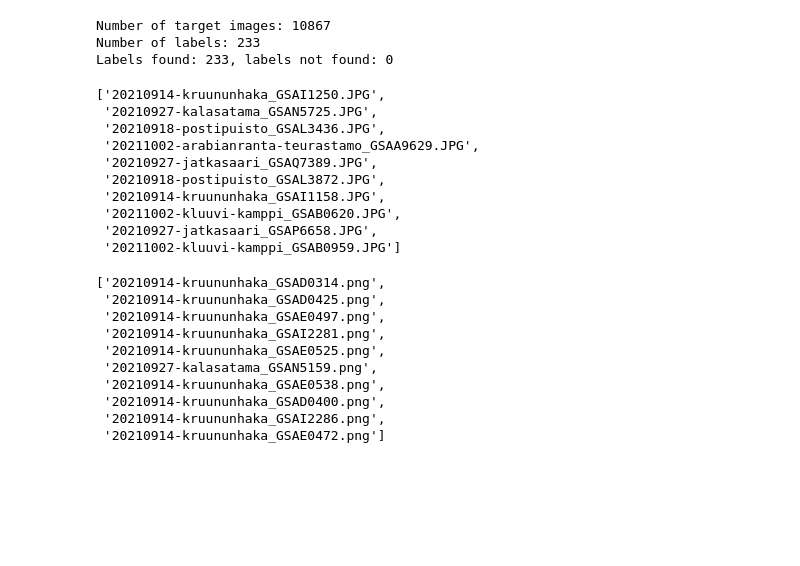
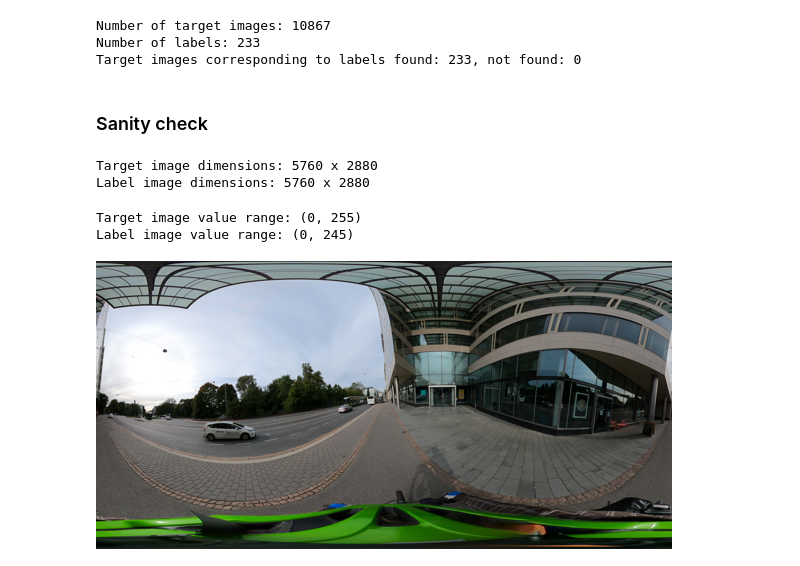
Before and after one commit to ForumViriumHelsinki/forum-virium-street-vision, a Jupyter notebook: train.ipynb, the cells around one changed output. Saved outputs shown, nothing was run; the diff lists cells and outputs as text; code cells hidden in the pictures; blank space fills up the shorter version.

```diff
--- a/train.ipynb
+++ b/train.ipynb
@@ -15,48 +16,49 @@ working_directory = os.getcwd()
 target_directory = f'{working_directory}/data_360/images/'
 label_directory = f'{working_directory}/labels/SegmentationClass'
 
-target_filenames = os.listdir(target_directory)
+target_filenames_for_check = os.listdir(target_directory)
 label_filenames = os.listdir(label_directory)
 
+n_targets = len(target_filenames_for_check)
+n_labels = len(label_filenames)
 
 labels_found = 0
 labels_not_found = 0
 for label_filename in label_filenames:
-    if label_filename.replace('.png', '.JPG') in target_filenames:
+    if label_filename.replace('.png', '.JPG') in target_filenames_for_check:
         labels_found += 1
     else:
         labels_not_found += 1
 
-print(f'Number of target images: {len(target_filenames)}')
-print(f'Number of labels: {len(label_filenames)}')
-print(f'Labels found: {labels_found}, labels not found: {labels_not_found}')
+print(f'Number of target images: {n_targets}')
+print(f'Number of labels: {n_labels}')
+print(f'Target images corresponding to labels found: {labels_found}, not found: {labels_not_found}')
+
+target_filepaths = [ f'{target_directory}/{label_filename.replace(".png", ".JPG")}' for label_filename in label_filenames]
+label_filepaths = [ f'{label_directory}/{label_filename}' for label_filename in label_filenames]
 # %% [output]
 Number of target images: 10867
 Number of labels: 233
-Labels found: 233, labels not found: 0
+Target images corresponding to labels found: 233, not found: 0
-# %%
-target_filenames[0:10]
-# %% [output]
-['20210914-kruununhaka_GSAI1250.JPG',
- '20210927-kalasatama_GSAN5725.JPG',
- '20210918-postipuisto_GSAL3436.JPG',
- '20211002-arabianranta-teurastamo_GSAA9629.JPG',
- '20210927-jatkasaari_GSAQ7389.JPG',
- '20210918-postipuisto_GSAL3872.JPG',
- '20210914-kruununhaka_GSAI1158.JPG',
- '20211002-kluuvi-kamppi_GSAB0620.JPG',
- '20210927-jatkasaari_GSAP6658.JPG',
- '20211002-kluuvi-kamppi_GSAB0959.JPG']
+# %% [markdown]
+### Sanity check
+# %%
+test_target_image = Image.open(target_filepaths[3])
+test_label_image = Image.open(label_filepaths[3])
+print(f'Target image dimensions: {test_target_image.size[0]} x {test_target_image.size[1]}')
+print(f'Label image dimensions: {test_label_image.size[0]} x {test_label_image.size[1]}')
+# %% [output]
+Target image dimensions: 5760 x 2880
+Label image dimensions: 5760 x 2880
 # %%
-label_filenames[0:10]
+test_target_numpy = np.asarray(test_target_image)
+test_label_numpy = np.asarray(test_label_image)
+print(f'Target image value range: ({test_target_numpy.min()}, {test_target_numpy.max()})')
+print(f'Label image value range: ({test_label_numpy.min()}, {test_label_numpy.max()})')
 # %% [output]
-['20210914-kruununhaka_GSAD0314.png',
- '20210914-kruununhaka_GSAD0425.png',
- '20210914-kruununhaka_GSAE0497.png',
- '20210914-kruununhaka_GSAI2281.png',
- '20210914-kruununhaka_GSAE0525.png',
- '20210927-kalasatama_GSAN5159.png',
- '20210914-kruununhaka_GSAE0538.png',
- '20210914-kruununhaka_GSAD0400.png',
- '20210914-kruununhaka_GSAI2286.png',
- '20210914-kruununhaka_GSAE0472.png']
+Target image value range: (0, 255)
+Label image value range: (0, 245)
+# %%
+test_target_image.resize((576, 288))
+# %% [output]
+[figure, added]
```
Also changed, not shown: parts of 14 cells of this notebook.
